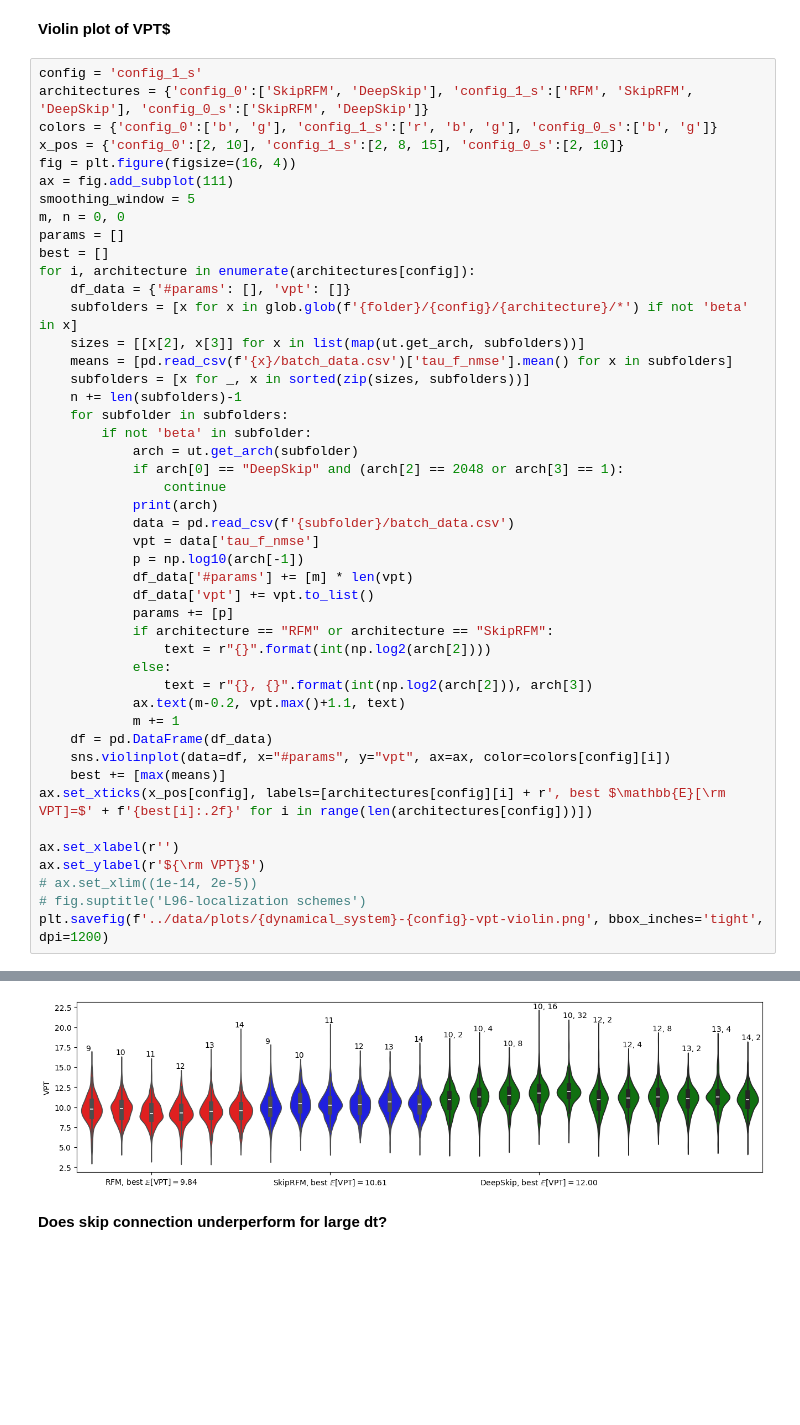
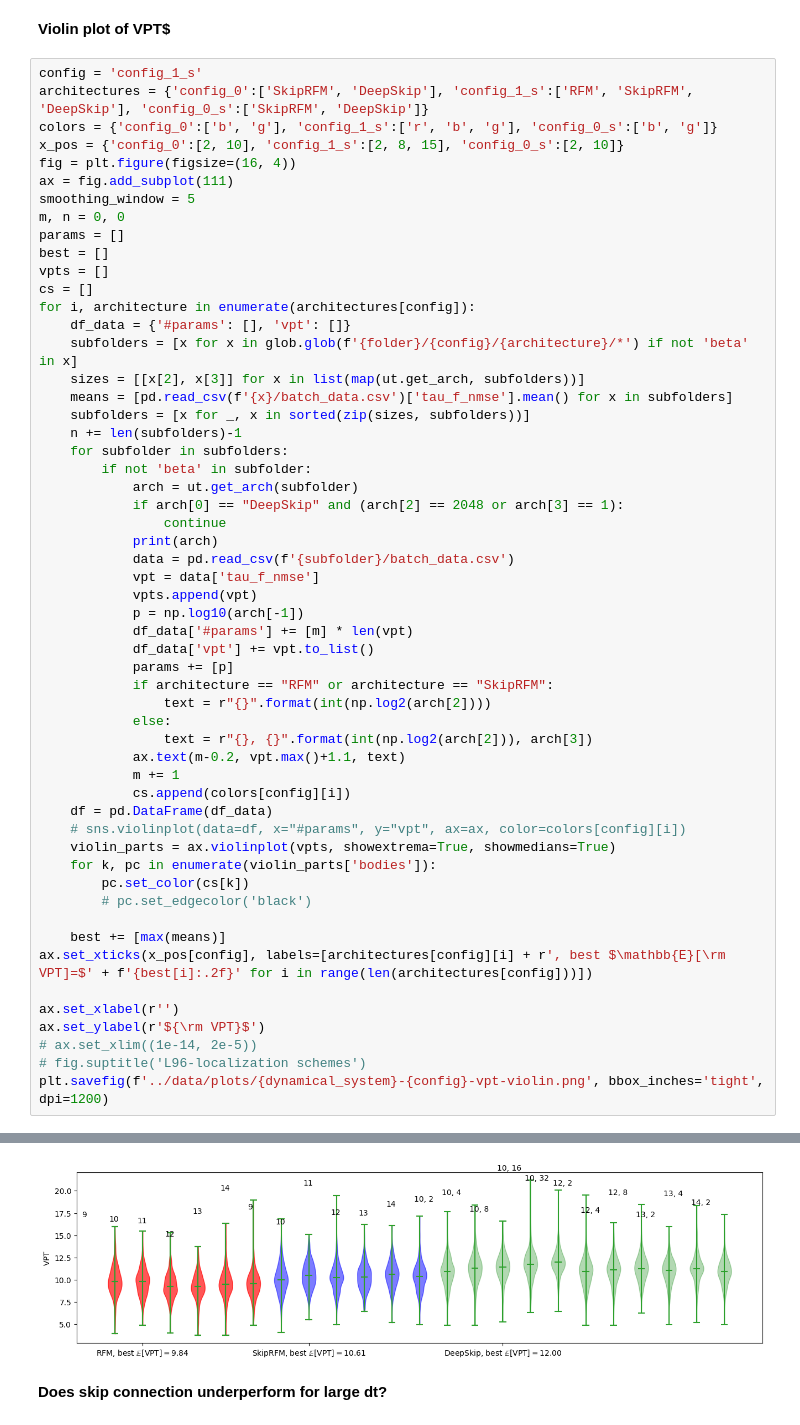
Before and after one commit to pinakm9/DeepRFM, a Jupyter notebook: notebooks/L63.ipynb, the cells around one changed output, grey strips where cells are left out. Cells and saved outputs as stored; diff of their text form; blank space fills up the shorter version.

```diff
--- a/notebooks/L63.ipynb
+++ b/notebooks/L63.ipynb
@@ -56,6 +56,8 @@ smoothing_window = 5
 m, n = 0, 0
 params = []
 best = []
+vpts = []
+cs = []
 for i, architecture in enumerate(architectures[config]):
     df_data = {'#params': [], 'vpt': []}
     subfolders = [x for x in glob.glob(f'{folder}/{config}/{architecture}/*') if not 'beta' in x]
@@ -71,6 +73,7 @@ for i, architecture in enumerate(architectures[config]):
             print(arch)
             data = pd.read_csv(f'{subfolder}/batch_data.csv')
             vpt = data['tau_f_nmse']
+            vpts.append(vpt)
             p = np.log10(arch[-1])
             df_data['#params'] += [m] * len(vpt)
             df_data['vpt'] += vpt.to_list()
@@ -81,35 +84,41 @@ for i, architecture in enumerate(architectures[config]):
                 text = r"{}, {}".format(int(np.log2(arch[2])), arch[3])
             ax.text(m-0.2, vpt.max()+1.1, text)
             m += 1
+            cs.append(colors[config][i])
     df = pd.DataFrame(df_data)
-    sns.violinplot(data=df, x="#params", y="vpt", ax=ax, color=colors[config][i])
+    # sns.violinplot(data=df, x="#params", y="vpt", ax=ax, color=colors[config][i])
+    violin_parts = ax.violinplot(vpts, showextrema=True, showmedians=True)
+    for k, pc in enumerate(violin_parts['bodies']):
+        pc.set_color(cs[k])
+        # pc.set_edgecolor('black')
+
     best += [max(means)]
 ax.set_xticks(x_pos[config], labels=[architectures[config][i] + r', best $\mathbb{E}[\rm VPT]=$' + f'{best[i]:.2f}' for i in range(len(architectures[config]))])
 
 ax.set_xlabel(r'')
 ax.set_ylabel(r'${\rm VPT}$')
 # ax.set_xlim((1e-14, 2e-5))
 # fig.suptitle('L96-localization schemes')
 plt.savefig(f'../data/plots/{dynamical_system}-{config}-vpt-violin.png', bbox_inches='tight', dpi=1200)
 # %% [output]
 ['RFM', 3, 512, 1, 3584]
 ['RFM', 3, 1024, 1, 7168]
 ['RFM', 3, 2048, 1, 14336]
 ['RFM', 3, 4096, 1, 28672]
 ['RFM', 3, 8192, 1, 57344]
 ['RFM', 3, 16384, 1, 114688]
 ['SkipRFM', 3, 512, 1, 3584]
 ['SkipRFM', 3, 1024, 1, 7168]
 ['SkipRFM', 3, 2048, 1, 14336]
 ['SkipRFM', 3, 4096, 1, 28672]
 ['SkipRFM', 3, 8192, 1, 57344]
 ['SkipRFM', 3, 16384, 1, 114688]
 ... (7 lines left out)
 ['DeepSkip', 3, 4096, 8, 327680]
 ['DeepSkip', 3, 8192, 2, 163840]
 ['DeepSkip', 3, 8192, 4, 327680]
 ['DeepSkip', 3, 16384, 2, 327680]
-[figure, old version]
+[figure, new version]
 # %% [markdown]
 **Does skip connection underperform for large dt?**
 # %%
```
Also changed, not shown: parts of 1 cell of this notebook, 9 other files.
